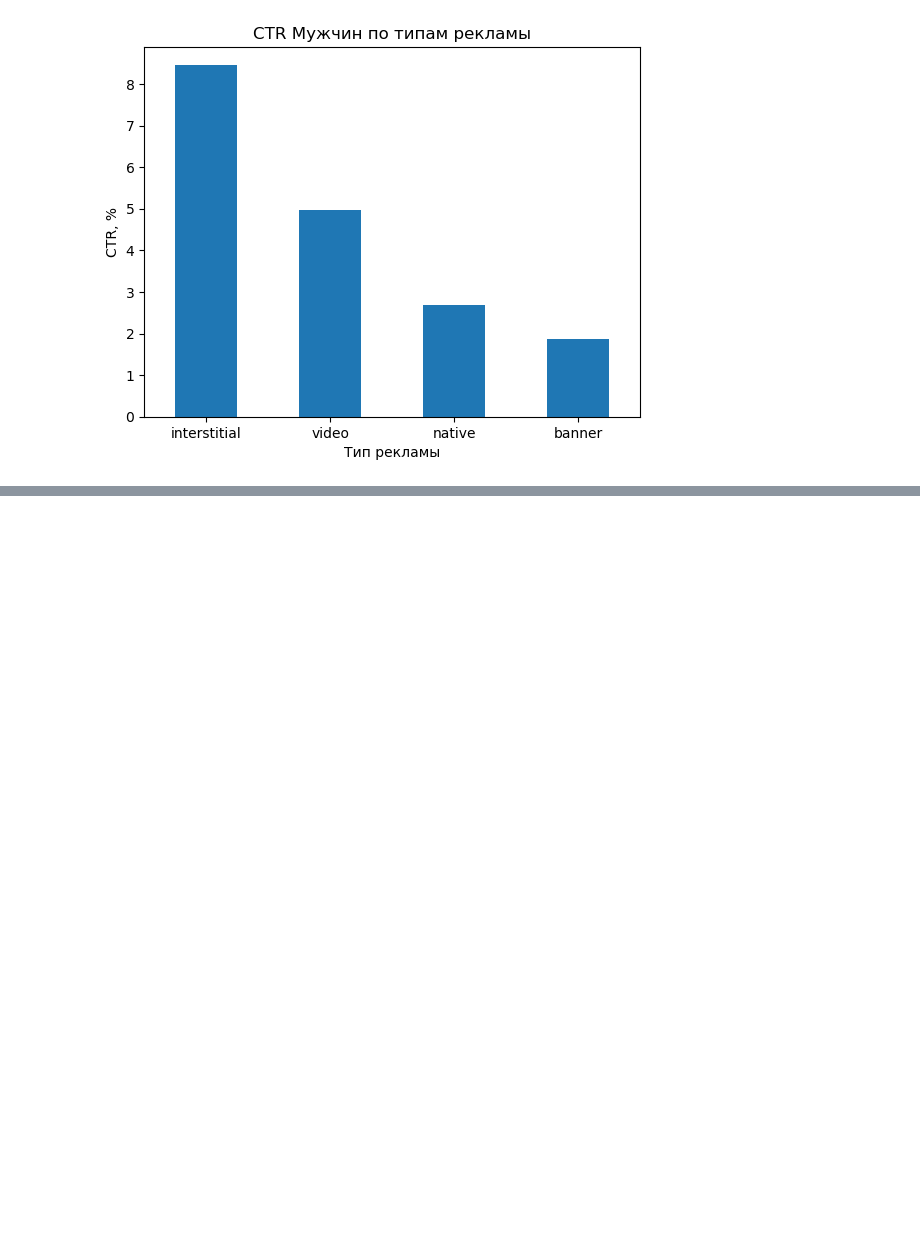
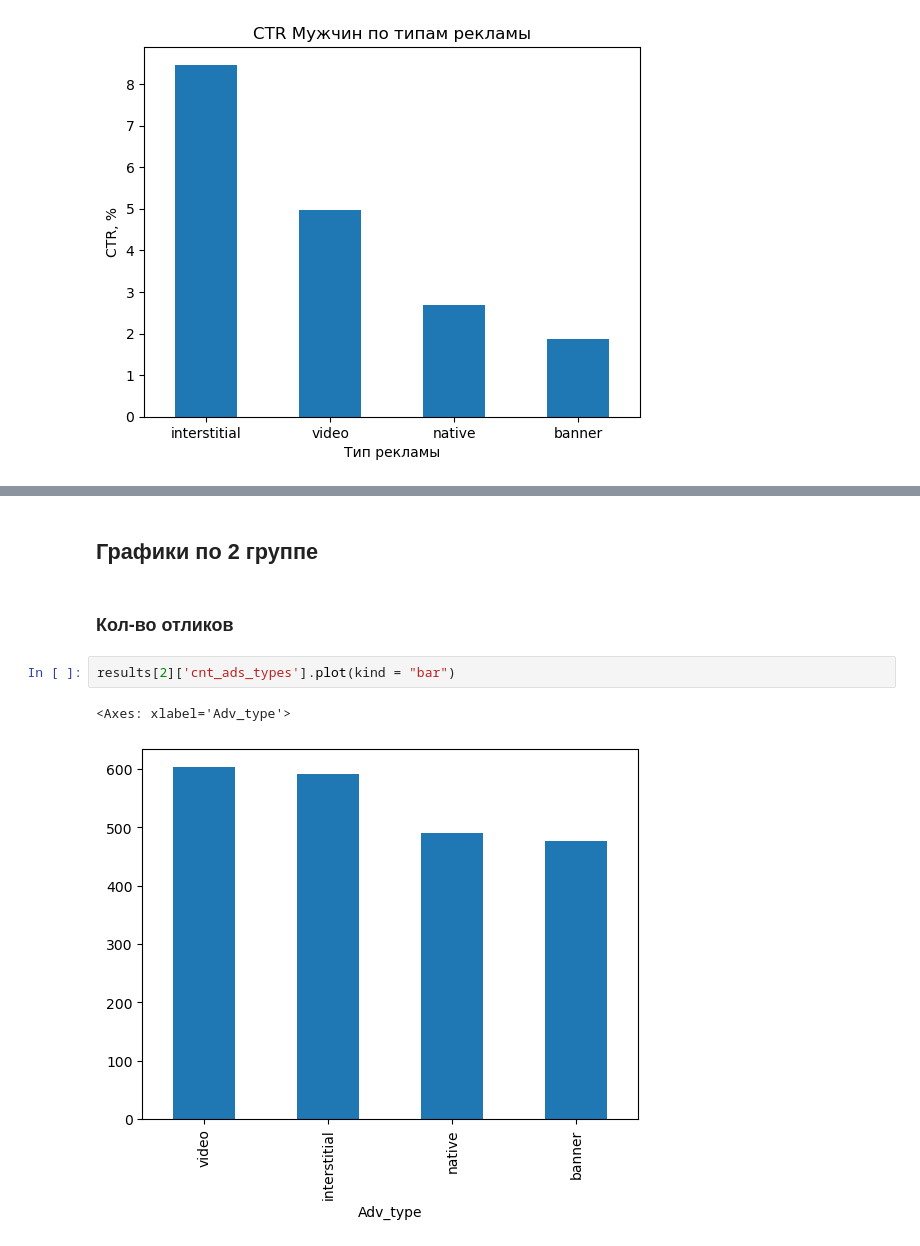
Before and after one commit to fazz0ne/it_funds, a Jupyter notebook: main.ipynb, the cells around one changed output, grey strips where cells are left out. Saved outputs shown, nothing was run; the diff lists cells and outputs as text; blank space fills up the shorter version.

```diff
--- a/main.ipynb
+++ b/main.ipynb
@@ -356,0 +431,9 @@ plt.show()
+# %% [markdown]
+## Графики по 2 группе
+# %% [markdown]
+### Кол-во отликов
+# %%
+results[2]['cnt_ads_types'].plot(kind = "bar")
+# %% [output]
+<Axes: xlabel='Adv_type'>
+[figure, added]
```
Also changed, not shown: parts of 30 cells of this notebook.
